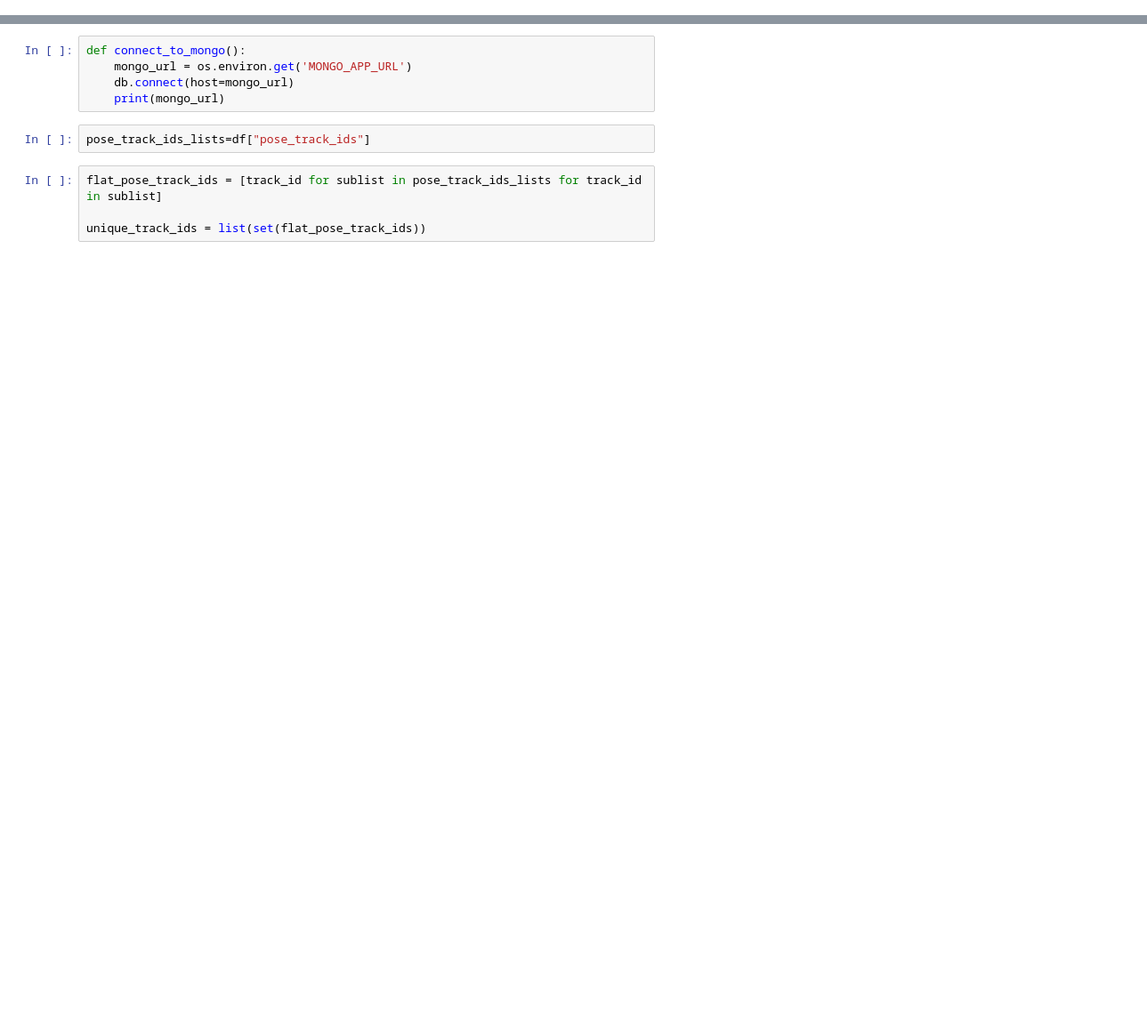
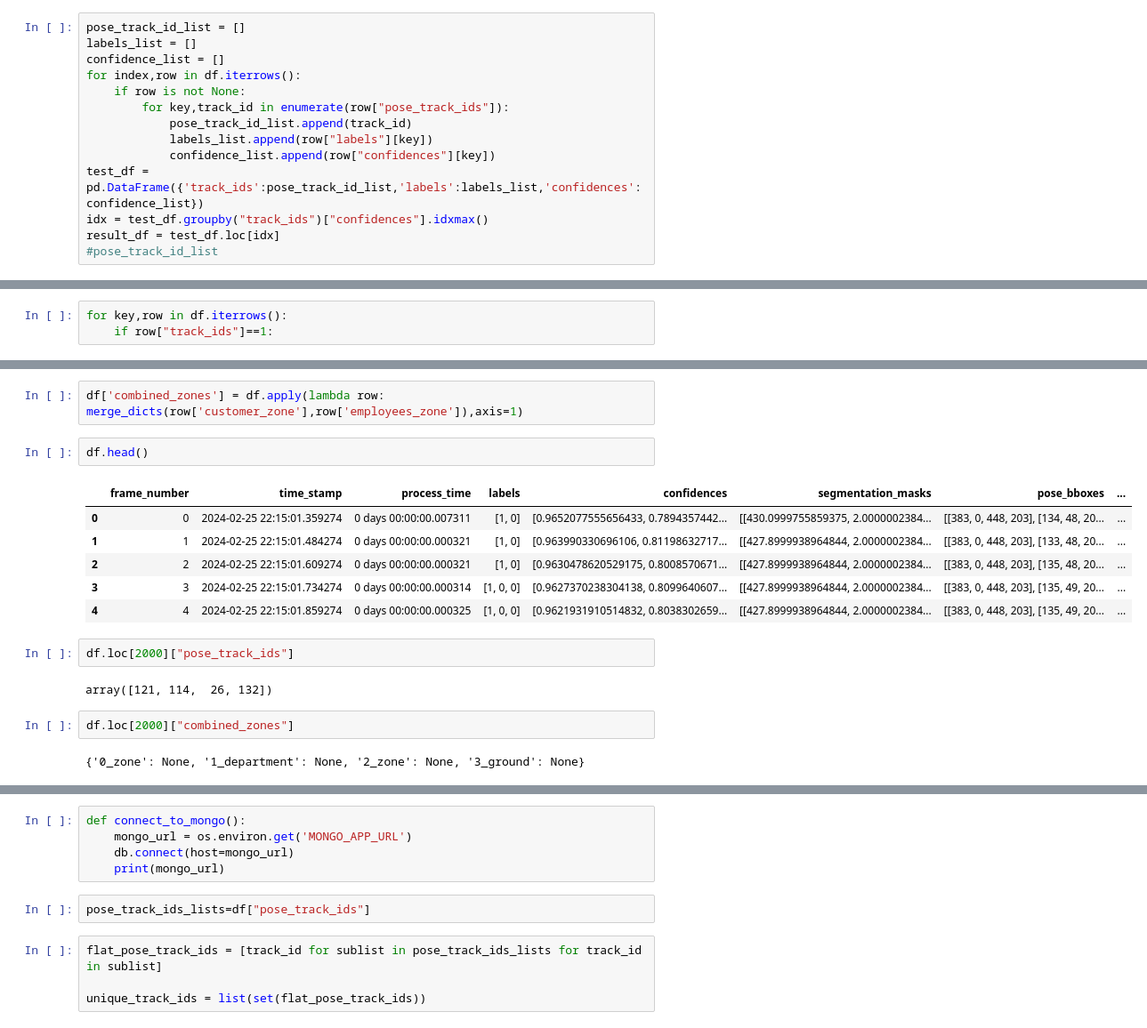
Before and after one commit to srihari-swain/sentinal_schema, a Jupyter notebook: db_script.ipynb, the cells around one changed output, grey strips where cells are left out. Shown: that part at 89% size. Saved outputs shown, nothing was run; the diff lists cells and outputs as text; blank space fills up the shorter version.

```diff
--- a/db_script.ipynb
+++ b/db_script.ipynb
@@ -124,0 +101,14 @@ department_ids = list(set(all_ids))
+# %%
+pose_track_id_list = []
+labels_list = []
+confidence_list = []
+for index,row in df.iterrows():
+    if row is not None:
+        for key,track_id in enumerate(row["pose_track_ids"]):
+            pose_track_id_list.append(track_id)
+            labels_list.append(row["labels"][key])
+            confidence_list.append(row["confidences"][key])
+test_df = pd.DataFrame({'track_ids':pose_track_id_list,'labels':labels_list,'confidences':confidence_list})
+idx = test_df.groupby("track_ids")["confidences"].idxmax()
+result_df = test_df.loc[idx]
+#pose_track_id_list
@@ -124,0 +126,3 @@ department_ids = list(set(all_ids))
+# %%
+for key,row in df.iterrows():
+    if row["track_ids"]==1:
@@ -124,0 +149,19 @@ department_ids = list(set(all_ids))
+# %%
+df['combined_zones'] = df.apply(lambda row: merge_dicts(row['customer_zone'],row['employees_zone']),axis=1)
+# %%
+df.head()
+# %% [output]
+|  | frame_number | time_stamp | process_time | labels | confidences | segmentation_masks | pose_bboxes | ... |
+| 0 | 0 | 2024-02-25 22:15:01.359274 | 0 days 00:00:00.007311 | [1, 0] | [0.9652077555656433, 0.7894357442... | [[430.0999755859375, 2.0000002384... | [[383, 0, 448, 203], [134, 48, 20... | ... |
+| 1 | 1 | 2024-02-25 22:15:01.484274 | 0 days 00:00:00.000321 | [1, 0] | [0.963990330696106, 0.81198632717... | [[427.8999938964844, 2.0000002384... | [[383, 0, 448, 203], [133, 48, 20... | ... |
+| 2 | 2 | 2024-02-25 22:15:01.609274 | 0 days 00:00:00.000321 | [1, 0] | [0.9630478620529175, 0.8008570671... | [[427.8999938964844, 2.0000002384... | [[383, 0, 448, 203], [135, 48, 20... | ... |
+| 3 | 3 | 2024-02-25 22:15:01.734274 | 0 days 00:00:00.000314 | [1, 0, 0] | [0.9627370238304138, 0.8099640607... | [[427.8999938964844, 2.0000002384... | [[383, 0, 448, 203], [135, 49, 20... | ... |
+| 4 | 4 | 2024-02-25 22:15:01.859274 | 0 days 00:00:00.000325 | [1, 0, 0] | [0.9621931910514832, 0.8038302659... | [[427.8999938964844, 2.0000002384... | [[383, 0, 448, 203], [135, 49, 20... | ... |
+# %%
+df.loc[2000]["pose_track_ids"]
+# %% [output]
+array([121, 114,  26, 132])
+# %%
+df.loc[2000]["combined_zones"]
+# %% [output]
+{'0_zone': None, '1_department': None, '2_zone': None, '3_ground': None}
```
Also changed, not shown: parts of 39 cells of this notebook, 11 other files.
